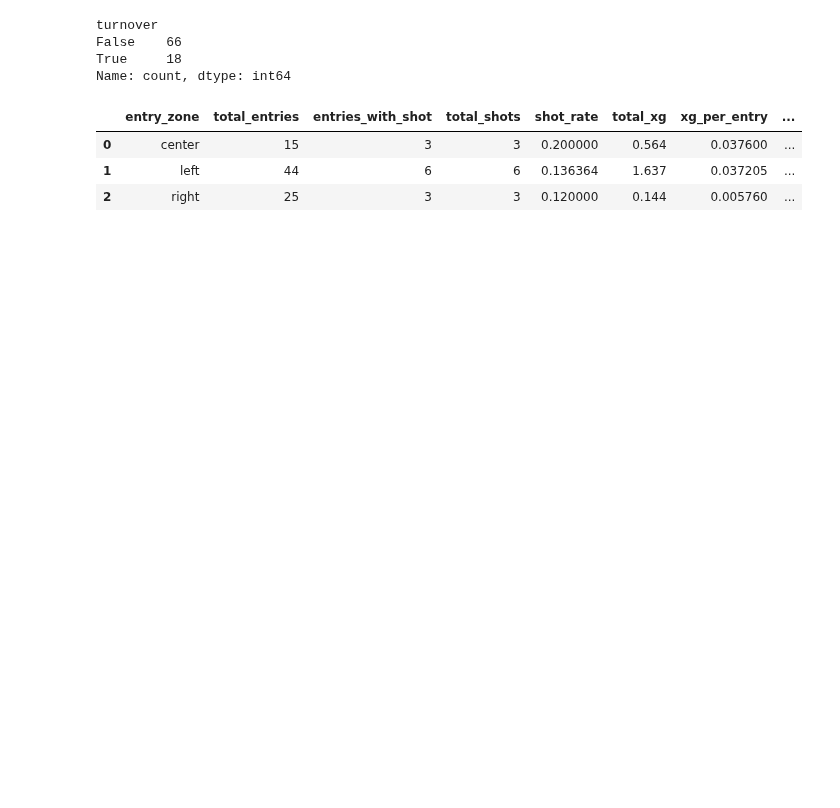
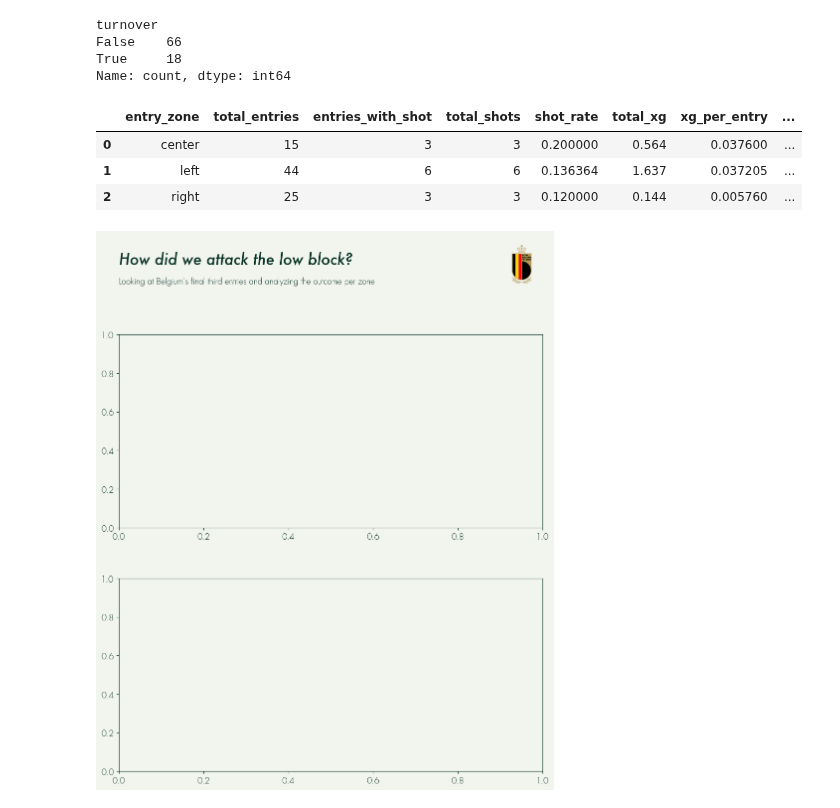
Before and after one commit to MarijnSt/belgium-north-macedonia-analysis, a Jupyter notebook: notebooks/zone_entry_analysis.ipynb, the cells around one changed output. Drawn from its saved outputs; the diff is of its cells as text; code cells hidden in the pictures; blank space fills up the shorter version.

Commit message:
feat: init zone entry visualisation

```diff
--- a/notebooks/zone_entry_analysis.ipynb
+++ b/notebooks/zone_entry_analysis.ipynb
@@ -477,3 +477,9 @@ zone_stats.head()
 | 0 | center | 15 | 3 | 3 | 0.200000 | 0.564 | 0.037600 | ... |
 | 1 | left | 44 | 6 | 6 | 0.136364 | 1.637 | 0.037205 | ... |
 | 2 | right | 25 | 3 | 3 | 0.120000 | 0.144 | 0.005760 | ... |
+# %%
+from viz import plot_zone_entries
+
+plot_zone_entries(entries_df, zone_stats, "Belgium")
+# %% [output]
+[figure, added]
```
Also changed, not shown: parts of 1 cell of this notebook, 3 other files.
